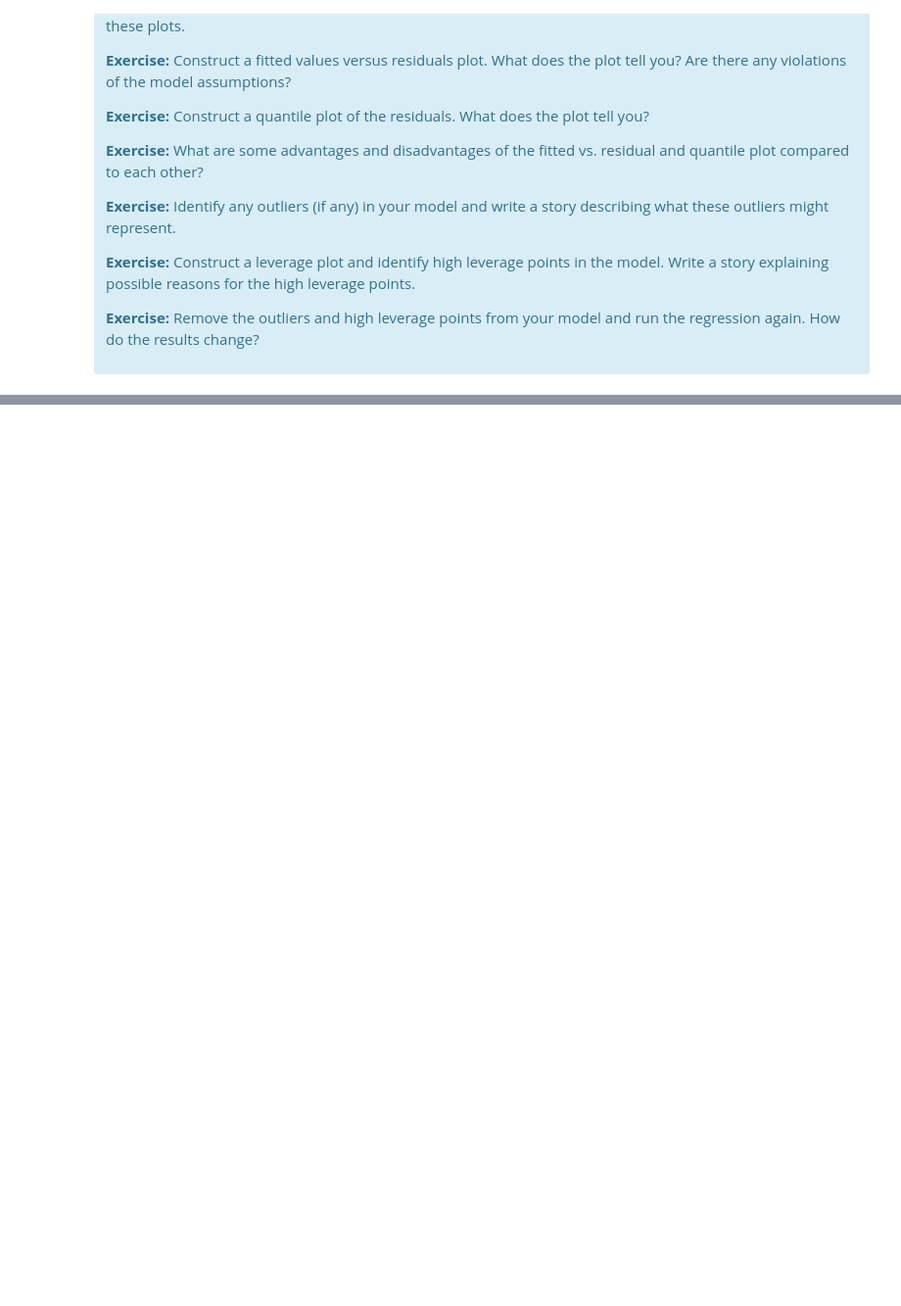
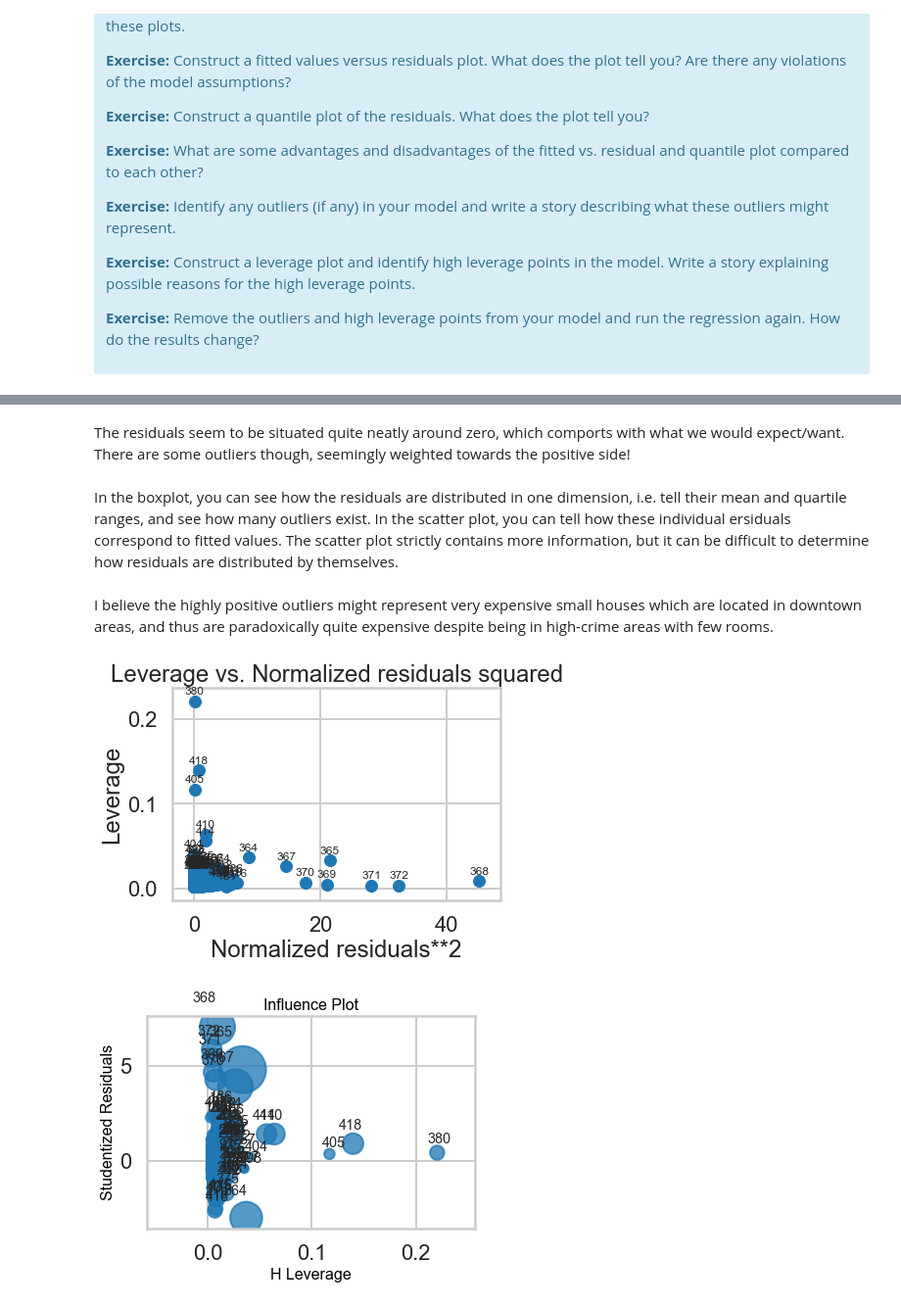
Before and after one commit to rjhar/Springboard, a Jupyter notebook: linear_regression/Mini_Project_Linear_Regression.ipynb, the cells around one changed output, grey strips where cells are left out. Shown at 98% size. Cells and saved outputs as stored; diff of their text form; code cells hidden in the pictures; blank space fills up the shorter version.

```diff
--- a/linear_regression/Mini_Project_Linear_Regression.ipynb
+++ b/linear_regression/Mini_Project_Linear_Regression.ipynb
@@ -853,0 +915,14 @@ There are some other issues that are important investigate with linear regressio
+# %% [markdown]
+The residuals seem to be situated quite neatly around zero, which comports with what we would expect/want. There are some outliers though, seemingly weighted towards the positive side!
+# %% [markdown]
+In the boxplot, you can see how the residuals are distributed in one dimension, i.e. tell their mean and quartile ranges, and see how many outliers exist. In the scatter plot, you can tell how these individual ersiduals correspond to fitted values. The scatter plot strictly contains more information, but it can be difficult to determine how residuals are distributed by themselves.
+# %% [markdown]
+I believe the highly positive outliers might represent very expensive small houses which are located in downtown areas, and thus are paradoxically quite expensive despite being in high-crime areas with few rooms.
+# %%
+from statsmodels.graphics.regressionplots import *
+plot_leverage_resid2(m)
+influence_plot(m)
+plt.show()
+# %% [output]
+[figure, added]
+[figure, added]
```
Also changed, not shown: parts of 16 cells of this notebook.
